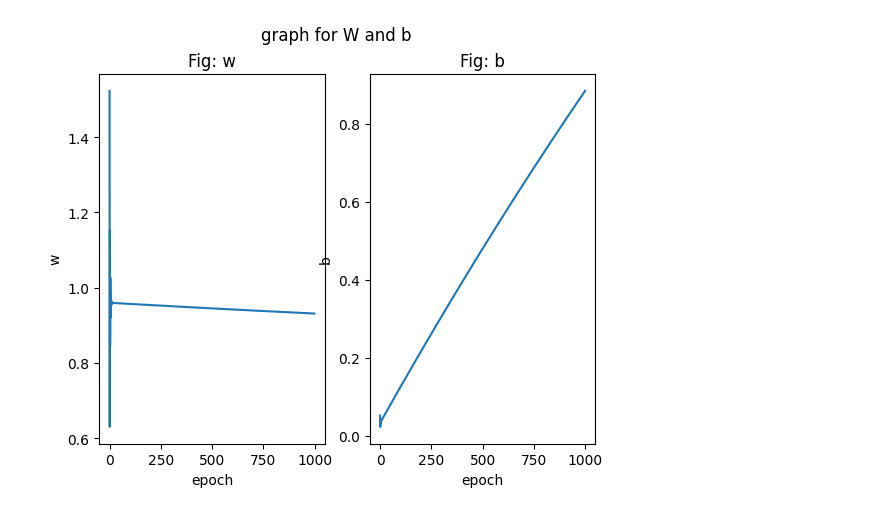
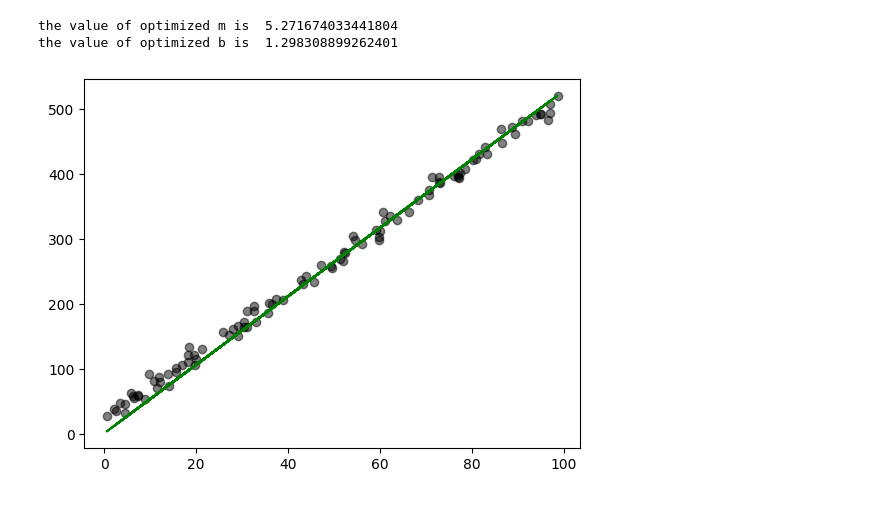
Before and after one commit to al-imran-sonet/Machine-Learning-, a Jupyter notebook: Linear Regression/1_Basics/2_Salary_Exp.ipynb, the cells around one changed output. Cells and saved outputs as stored; diff of their text form; code cells hidden in the pictures.

```diff
--- a/Linear Regression/1_Basics/2_Salary_Exp.ipynb
+++ b/Linear Regression/1_Basics/2_Salary_Exp.ipynb
@@ -49,18 +28,0 @@ plt.show()
-# %%
-plt.suptitle("graph for W and b ")
-plt.subplot(1,2,1)
-plt.plot(w_list)
-plt.title("Fig: w")
-plt.xlabel("epoch")
-plt.ylabel("w")
-
-plt.subplot(1,2,2)
-plt.plot(b_list)
-plt.title("Fig: b")
-plt.xlabel("epoch")
-plt.ylabel("b")
-
-
-plt.show()
-# %% [output]
-[figure, removed]
@@ -66,0 +39,44 @@ plt.show()
+# %%
+# Gradient descent Algorithom
+
+def gradiant(m_now, b_now, points,L):
+    m_grad=0
+    b_grad=0
+    n=len(points)
+
+    for i in range (n):
+        x= points.iloc[i].x
+        y=points.iloc[i].y
+
+        m_grad += (-2/n)*x *(y-(m_now*x+b_now))
+        b_grad += (-2/n) *(y-(m_now*x+b_now))
+
+    m=m_now-m_grad*L
+    b=b_now-b_grad*L
+    return m,b
+# %%
+# Initialization
+
+m=0
+b=0
+l=0.0001
+epochs=1000
+# %%
+# Training loop
+
+for i in range (epochs):
+    m,b=gradiant(m,b,df,l)
+
+print("the value of optimized m is ",m)
+print("the value of optimized b is ",b)
+# %% [output]
+the value of optimized m is  5.271674033441804
+the value of optimized b is  1.298308899262401
+# %%
+# Feeting the Line on graph
+
+plt.scatter(df.x,df.y,color='black',alpha=0.5)
+plt.plot(df.x,(m*df.x+b),color='green')
+plt.show()
+# %% [output]
+[figure, added]
```
Also changed, not shown: parts of 8 cells of this notebook.
